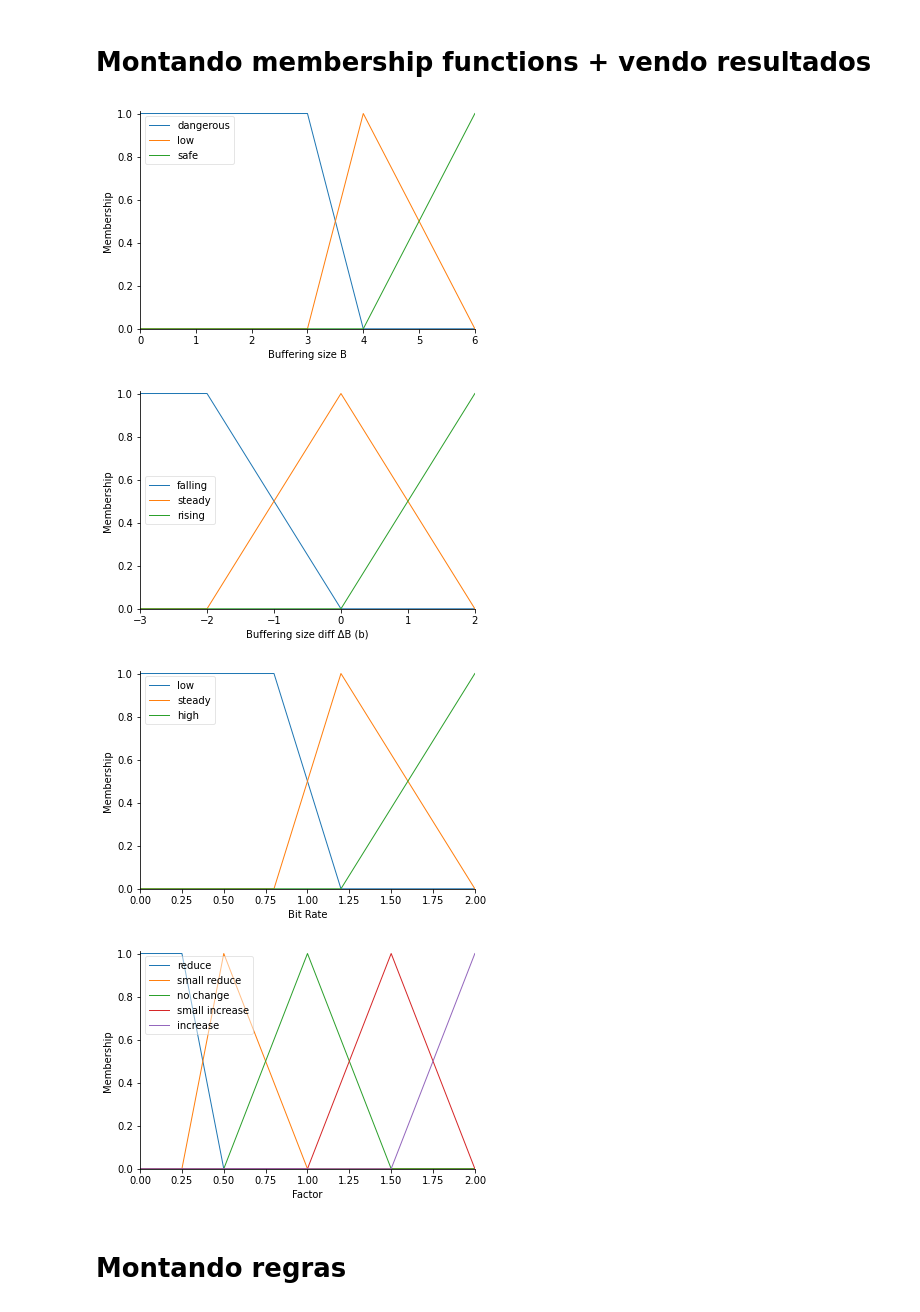
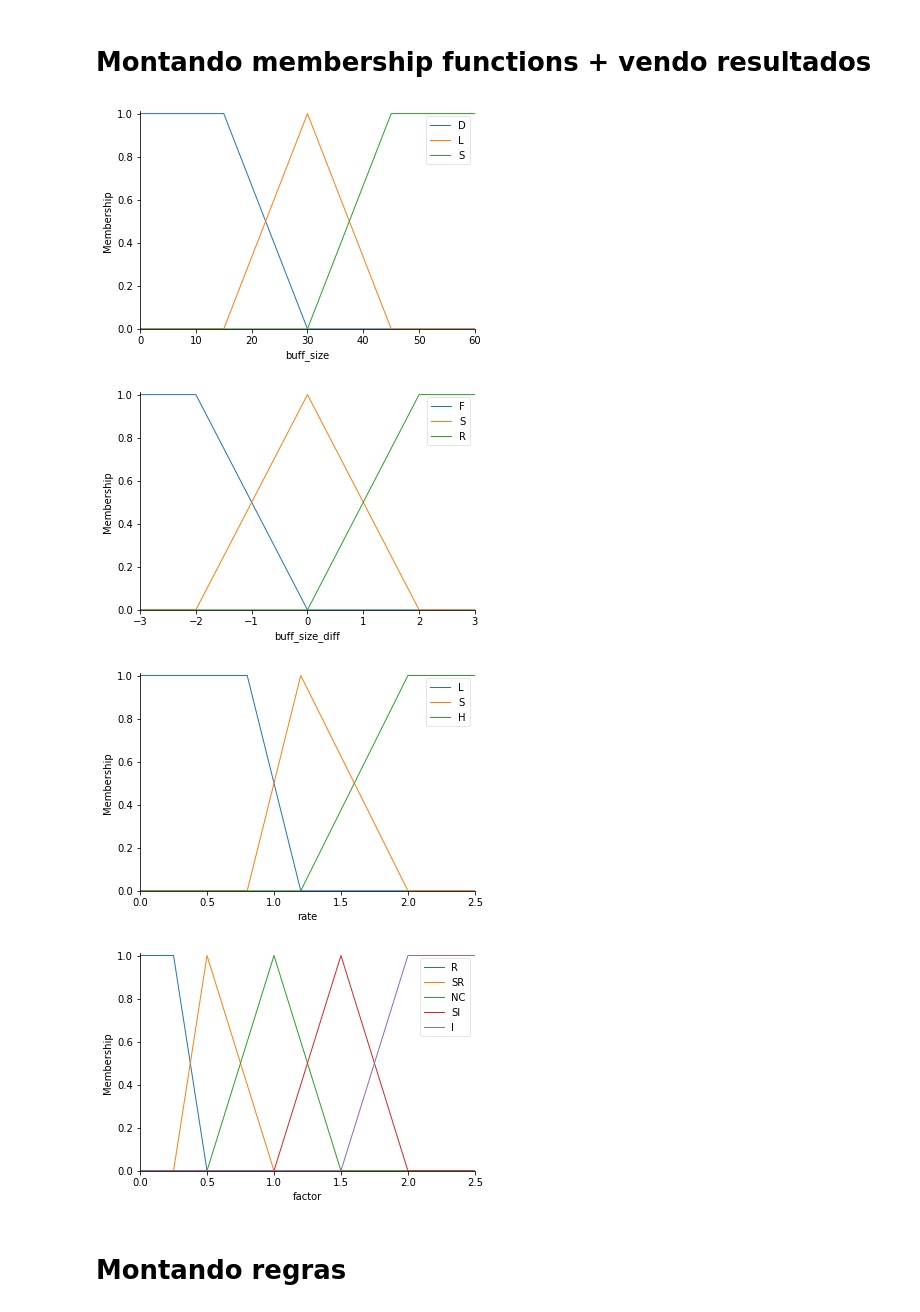
Before and after one commit to capelaum/TR2-ABR-Algorithm, a Jupyter notebook: FuzzyExample/FuzzyExample2.ipynb, the cells around one changed output. Cells and saved outputs as stored; diff of their text form; code cells hidden in the pictures.

```diff
--- a/FuzzyExample/FuzzyExample2.ipynb
+++ b/FuzzyExample/FuzzyExample2.ipynb
@@ -17,14 +18,14 @@ P2 = 2      # Aumentar
 # %% [markdown]
 # Declarando antecedentes e consequentes (universos)
 # %%
-bSize = ctrl.Antecedent(np.arange(0, 3*T/4+0.5, 0.5), 'Buffering size B')
-print(np.arange(0, 3*T/4+0.5, 0.5))
+buff_size = ctrl.Antecedent(np.arange(0, buff_max+0.1, 0.1), 'buff_size')
+# print(np.arange(0, 3*T/4+0.5, 0.5))
 
-bSizeDiff = ctrl.Antecedent(np.arange(-3, 3, 1), 'Buffering size diff ΔB (b)')
-print(np.arange(-3, 4, 1))
+buff_size_diff = ctrl.Antecedent(np.arange(-3, 3.1, 0.1), 'buff_size_diff')
+# print(np.arange(-3, 4, 1))
 
-rate = ctrl.Antecedent(np.arange(0, 2.2, 0.2), 'Bit Rate')
-print(np.arange(0, 2.2, 0.2))
+rate = ctrl.Antecedent(np.arange(0, 2.6, 0.1), 'rate')
+# print(np.arange(0, 2.2, 0.2))
 
-factor = ctrl.Consequent(np.arange(0, 2.05, 0.05), 'Factor')
-print(np.arange(0, 2.05, 0.05))
+factor = ctrl.Consequent(np.arange(0, P2 + 0.55, 0.05), 'factor')
+# print(np.arange(0, 2.05, 0.05))
@@ -38,36 +32,36 @@ print(np.arange(0, 2.05, 0.05))
 # %% [markdown]
 # Montando membership functions + vendo resultados
 # %%
-# Buffer Size
-bSize['dangerous'] = fuzz.trapmf(bSize.universe, [0, 0, Bdanger, T/2])
-bSize['low'] = fuzz.trimf(bSize.universe, [Bdanger, T/2, 3*T/4])
-bSize['safe'] = fuzz.trimf(bSize.universe, [T/2, 3*T/4, T])
+# Buffer Size - dangerous, low, safe
+buff_size['D'] = fuzz.trapmf(buff_size.universe, [0, 0, buff_danger, buff_max/2])
+buff_size['L'] = fuzz.trimf(buff_size.universe, [buff_danger, buff_max/2, 3*buff_max/4])
+buff_size['S'] = fuzz.trapmf(buff_size.universe, [buff_max/2, 3*buff_max/4, np.inf, np.inf])
 
-# Diferencial do Buffer Sizer
-bSizeDiff['falling'] = fuzz.trapmf(bSizeDiff.universe, [-3, -3, -2, 0])
-bSizeDiff['steady'] = fuzz.trimf(bSizeDiff.universe, [-2, 0, 2])
-bSizeDiff['rising'] = fuzz.trimf(bSizeDiff.universe, [0, 2, 2])
+# Diferencial do Buffer Sizer - falling, steady, rising
+buff_size_diff['F'] = fuzz.trapmf(buff_size_diff.universe, [-3, -3, -2, 0])
+buff_size_diff['S'] = fuzz.trimf(buff_size_diff.universe, [-2, 0, 2])
+buff_size_diff['R'] = fuzz.trapmf(buff_size_diff.universe, [0, 2, np.inf, np.inf])
 
-# Taxa de bits
-rate['low'] = fuzz.trapmf(rate.universe, [0, 0, 0.8, 1.2])
-rate['steady'] = fuzz.trimf(rate.universe, [0.8, 1.2, 2])
-rate['high'] = fuzz.trimf(rate.universe, [1.2, 2, 2])
+# Taxa de bits - low, steady, high
+rate['L'] = fuzz.trapmf(rate.universe, [0, 0, 0.8, 1.2])
+rate['S'] = fuzz.trimf(rate.universe, [0.8, 1.2, 2])
+rate['H'] = fuzz.trapmf(rate.universe, [1.2, 2, np.inf, np.inf])
 
 # Fator de incremento/decremento da qualidade do próximo segmento
-factor['reduce'] = fuzz.trapmf(factor.universe, [0, 0, N2, N1])
-factor['small reduce'] = fuzz.trimf(factor.universe, [N2, N1, Z])
-factor['no change'] = fuzz.trimf(factor.universe, [N1, Z, P1])
-factor['small increase'] = fuzz.trimf(factor.universe, [Z, P1, P2])
-factor['increase'] = fuzz.trimf(factor.universe, [P1, P2, 2])
+factor['R'] = fuzz.trapmf(factor.universe, [0, 0, N2, N1])
+factor['SR'] = fuzz.trimf(factor.universe, [N2, N1, Z])
+factor['NC'] = fuzz.trimf(factor.universe, [N1, Z, P1])
+factor['SI'] = fuzz.trimf(factor.universe, [Z, P1, P2])
+factor['I'] = fuzz.trapmf(factor.universe, [P1, P2, np.inf, np.inf])
 
-bSize.view()
-bSizeDiff.view()
+buff_size.view()
+buff_size_diff.view()
 rate.view()
 factor.view()
 # %% [output]
-[figure, old version]
+[figure, new version]
-[figure, old version]
+[figure, new version]
-[figure, old version]
+[figure, new version]
-[figure, old version]
+[figure, new version]
 # %% [markdown]
 # Montando regras
```
Also changed, not shown: parts of 5 cells of this notebook, 4 other files.
